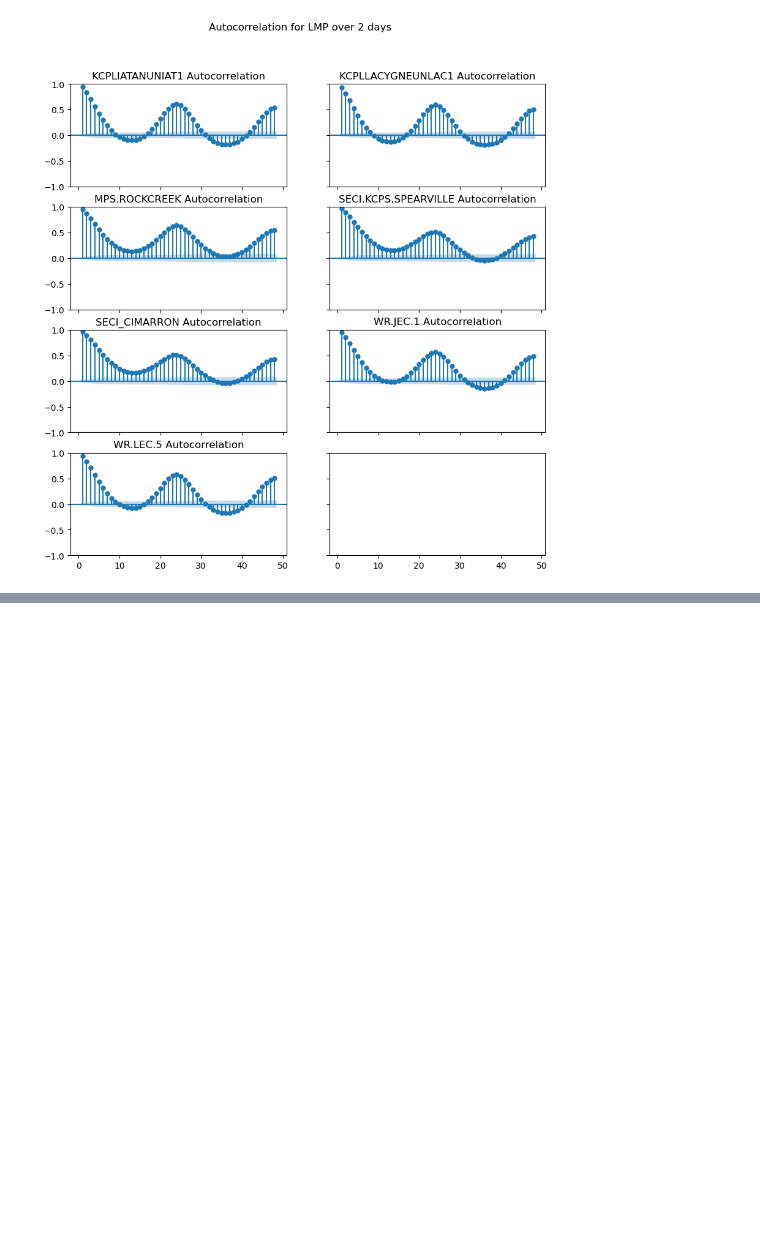
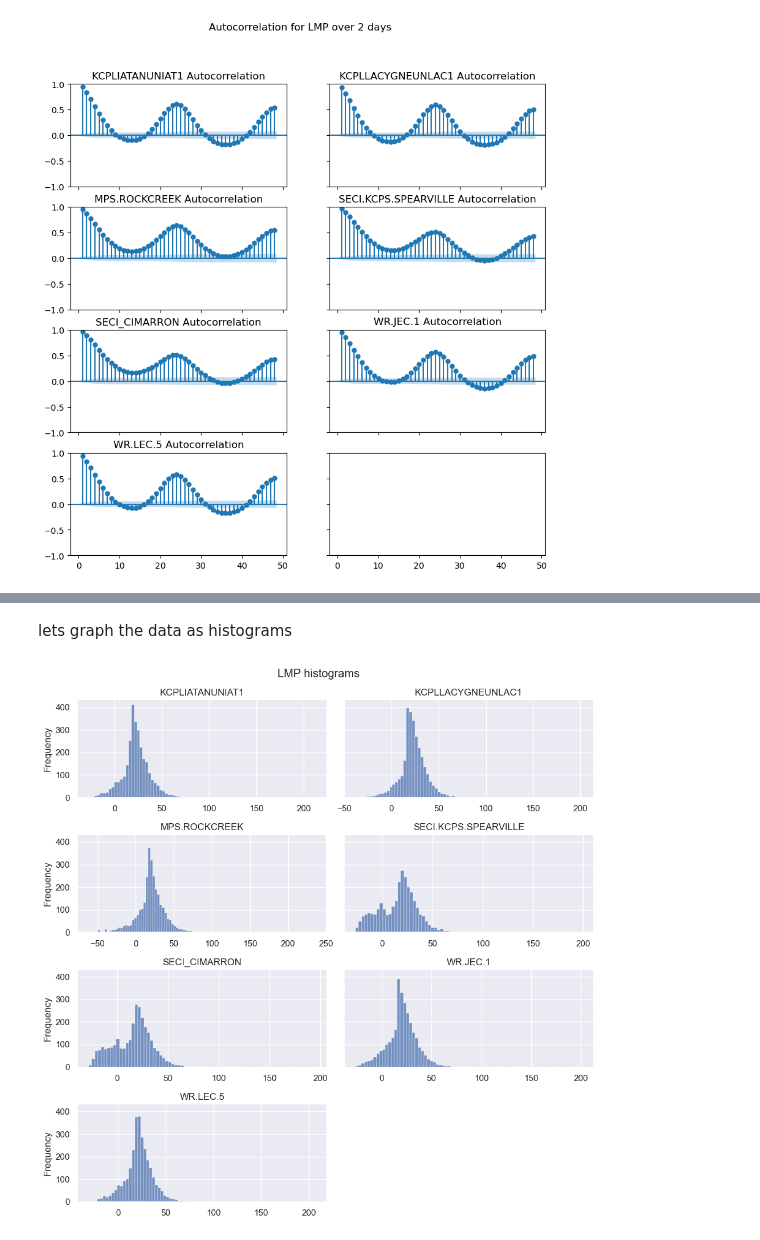
Before and after one commit to maxwellgriffith345/SPPPrices, a Jupyter notebook: SPPPriceSandBox.ipynb, the cells around one changed output, grey strips where cells are left out. Cells and saved outputs as stored; diff of their text form; code cells hidden in the pictures; blank space fills up the shorter version.

```diff
--- a/SPPPriceSandBox.ipynb
+++ b/SPPPriceSandBox.ipynb
@@ -401,0 +428,6 @@ for col, axs in zip(list(df.columns),fig.get_axes()):
+# %%
+df=pd.read_csv("LMPSWide2023.csv")
+df["Time"]=df["Time"].str[:16]
+df['Time'] = pd.to_datetime(df['Time'], format='%Y-%m-%d %H:%M')
+df.set_index('Time', inplace=True)
+df.drop(columns=["KCPLIATANUNIAT2","KCPLLACYGNEUNLAC2","SECI.KCPS.CIMARRON", "WR.LEC.4", "WR.JEC.2", "WR.JEC.3", "SECI.KCPS.CIMARRON"], inplace=True)
@@ -401,0 +444,14 @@ for col, axs in zip(list(df.columns),fig.get_axes()):
+# %% [markdown]
+lets graph the data as histograms
+# %%
+fig, axes = plt.subplots(4, 2, sharex=False, sharey=True, figsize=(10,10))
+fig.suptitle('LMP histograms')
+for col, axs in zip(list(df.columns),fig.get_axes()):
+    sns.histplot(df, x=col, stat="frequency", ax=axs, binwidth=3)
+    axs.set_xlabel("")
+    axs.set_title(col)
+axes[3,1].axis("off")
+sns.despine()
+plt.tight_layout()
+# %% [output]
+[figure, added]
```
Also changed, not shown: parts of 12 cells of this notebook.
